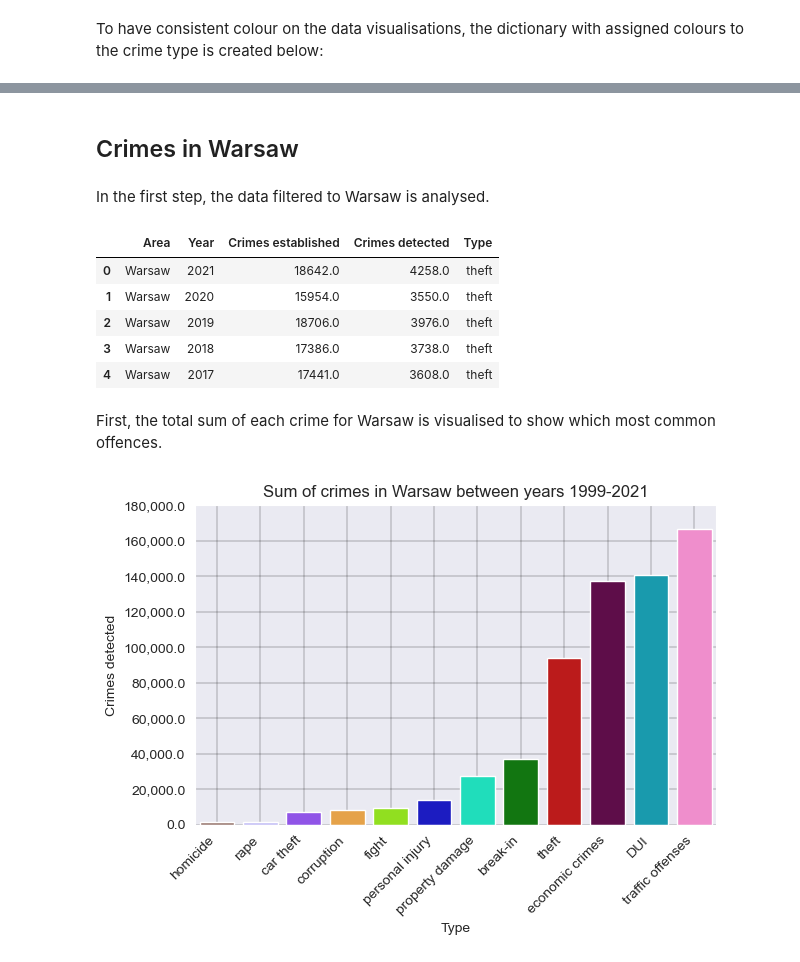
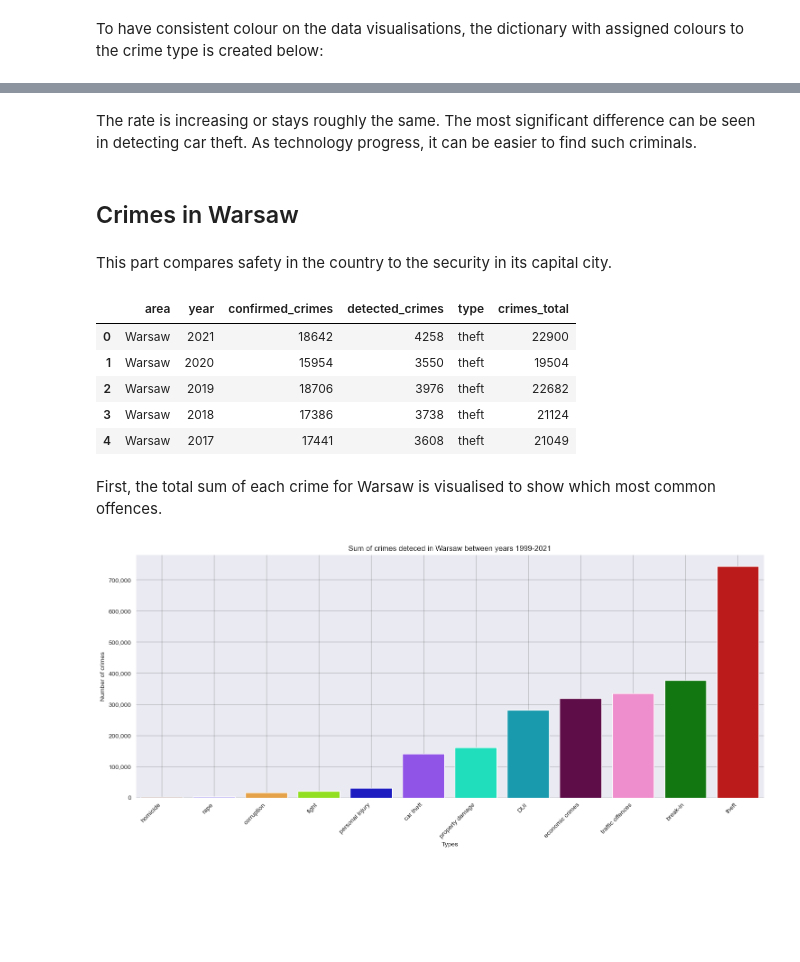
Before and after one commit to a-chmielewski/data-cleaning-EDA, a Jupyter notebook: Crimes_in_Poland.ipynb, the cells around one changed output, grey strips where cells are left out. Cells and saved outputs as stored; diff of their text form; code cells hidden in the pictures; blank space fills up the shorter version.

Commit message:
First iteration finished

```diff
--- a/Crimes_in_Poland.ipynb
+++ b/Crimes_in_Poland.ipynb
@@ -137,15 +148,19 @@ The year column format should contain year DateTime values only. Formatting is a
 Also, the crime type '17x7' and 'criminal offences' aren't relevant to this analysis.
 """
 
-crimes['Crimes detected'] = crimes['Crimes detected'].str.replace(' ', '')
-crimes['Crimes detected'] = pd.to_numeric(crimes['Crimes detected'], errors='coerce')
-crimes['Crimes established'] = crimes['Crimes established'].str.replace(' ', '')
-crimes['Crimes established'] =  pd.to_numeric(crimes['Crimes established'], errors='coerce')
-crimes['Year'] = pd.to_datetime(crimes['Year'].map('{:.0f}'.format), format='%Y')
-crimes['Year'] = crimes['Year'].dt.year
-crimes = crimes[crimes['Type']!='17x7'] # 17x7 means 7 most common crimes together so it can be skipped as it can
-crimes = crimes[crimes['Type']!='criminal offences'] # criminal offences is too vague to properly analyse
+crimes['detected_crimes'] = crimes['detected_crimes'].str.replace(' ', '')
+crimes['detected_crimes'] = pd.to_numeric(crimes['detected_crimes'], errors='coerce')
+crimes['confirmed_crimes'] = crimes['confirmed_crimes'].str.replace(' ', '')
+crimes['confirmed_crimes'] = pd.to_numeric(crimes['confirmed_crimes'], errors='coerce')
+crimes['year'] = pd.to_datetime(crimes['year'].map('{:.0f}'.format), format='%Y')
+crimes['year'] = crimes['year'].dt.year
+crimes = crimes[crimes['type'] != '17x7']  # 17x7 means 7 most common crimes together so it can be skipped as it can
+crimes = crimes[crimes['type'] != 'criminal offences']  # criminal offences is too vague to properly analyse
 crimes.dropna(inplace=True)
+crimes['confirmed_crimes'] = crimes['confirmed_crimes'].astype('int')
+crimes['detected_crimes'] = crimes['detected_crimes'].astype('int')
+crimes['crimes_total'] = crimes['confirmed_crimes'] + crimes[
+    'detected_crimes']  # Number of all crimes is calculated as a sum of crimes detected and confirmed
 crimes.info()
 # %% [output]
 <class 'pandas.core.frame.DataFrame'>
@@ -184,38 +315,40 @@ palette
+# %% [markdown]
+The rate is increasing or stays roughly the same. The most significant difference can be seen in detecting car theft. As technology progress, it can be easier to find such criminals.
 # %% [markdown]
 ## Crimes in Warsaw
-# %% [markdown]
-In the first step, the data filtered to Warsaw is analysed.
+# %% [markdown]
+This part compares safety in the country to the security in its capital city.
 # %%
-warsaw_crimes = crimes[crimes['Area']=='Warsaw']
+warsaw_crimes = crimes[crimes['area']=='Warsaw']
 warsaw_crimes.reset_index(inplace=True, drop=True)
 warsaw_crimes.head()
 # %% [output]
-|  | Area | Year | Crimes established | Crimes detected | Type |
-| 0 | Warsaw | 2021 | 18642.0 | 4258.0 | theft |
-| 1 | Warsaw | 2020 | 15954.0 | 3550.0 | theft |
-| 2 | Warsaw | 2019 | 18706.0 | 3976.0 | theft |
-| 3 | Warsaw | 2018 | 17386.0 | 3738.0 | theft |
-| 4 | Warsaw | 2017 | 17441.0 | 3608.0 | theft |
+|  | area | year | confirmed_crimes | detected_crimes | type | crimes_total |
+| 0 | Warsaw | 2021 | 18642 | 4258 | theft | 22900 |
+| 1 | Warsaw | 2020 | 15954 | 3550 | theft | 19504 |
+| 2 | Warsaw | 2019 | 18706 | 3976 | theft | 22682 |
+| 3 | Warsaw | 2018 | 17386 | 3738 | theft | 21124 |
+| 4 | Warsaw | 2017 | 17441 | 3608 | theft | 21049 |
 # %% [markdown]
 First, the total sum of each crime for Warsaw is visualised to show which most common offences.
 # %%
 """
 Printing chart with total sum for each crime type
 """
-label_format = '{:,}' # format for thousnad separator
 
-sum_warsaw_crime = warsaw_crimes.groupby('Type')['Crimes detected'].sum().sort_values().to_frame().reset_index()
+sum_warsaw_crime = warsaw_crimes.groupby('type')['crimes_total'].sum().sort_values().to_frame().reset_index()
 
-ax = sns.barplot(data=sum_warsaw_crime, x="Type", y="Crimes detected", palette=palette)
-ax.set_xticklabels(ax.get_xticklabels(), rotation=45, ha="right")
+plt.subplots(figsize=(15, 7))
 
-ticks_loc = ax.get_yticks().tolist()
-ax.set_yticks(ax.get_yticks().tolist())
-ax.set_yticklabels([label_format.format(x) for x in ticks_loc])
+ax_country = sns.barplot(data=sum_warsaw_crime, x="type", y="crimes_total", palette=palette)
+ax_country.set_xticklabels(ax_country.get_xticklabels(), rotation=45, ha="right")
+ax_country.yaxis.set_major_formatter(ticker.FuncFormatter(lambda x, pos: label_format.format(int(x))))
 
-plt.title("Sum of crimes in Warsaw between years 1999-2021")
+plt.title("Sum of crimes deteced in Warsaw between years 1999-2021")
+plt.xlabel("Types")
+plt.ylabel("Number of crimes")
 plt.tight_layout()
 plt.grid(color='k', linewidth=0.2)
-plt.savefig(viz_path+'Barchart_warsaw_crimes.png')
+plt.show()
 # %% [output]
-[figure, old version]
+[figure, new version]
```
Also changed, not shown: parts of 49 cells of this notebook, 4 other files.
